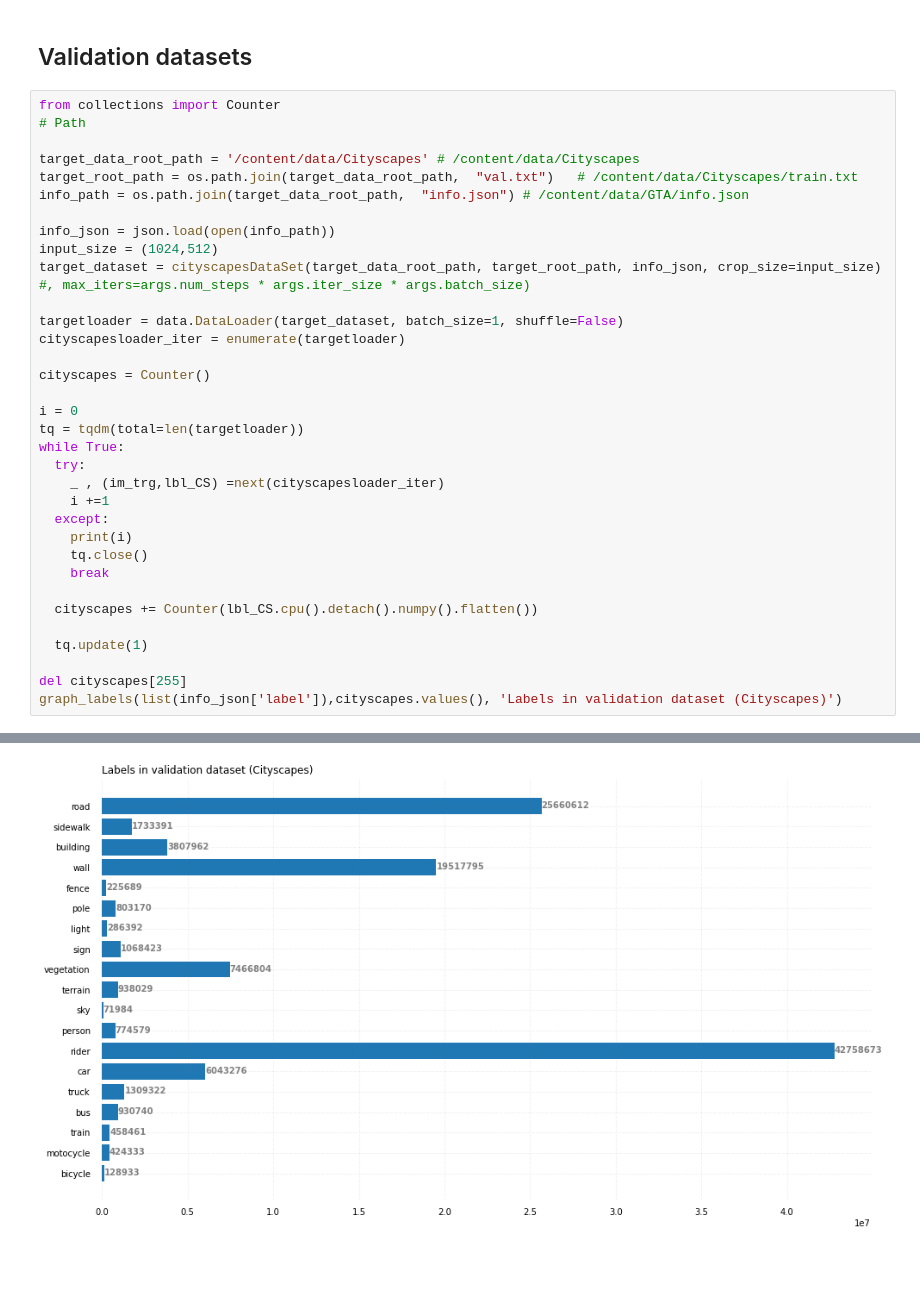
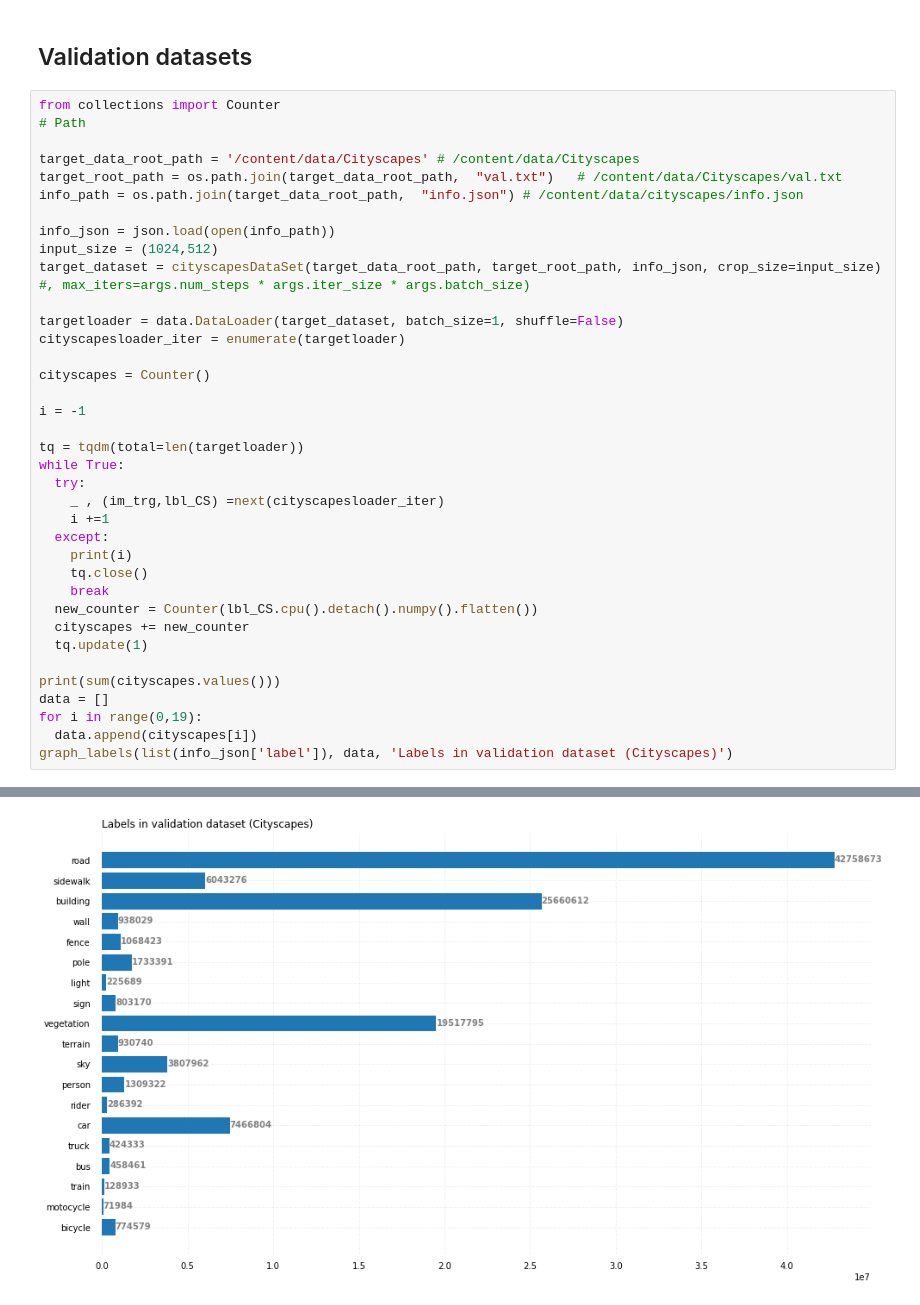
Before and after one commit to CRosero/aml-project-gpc, a Jupyter notebook: eval_model.ipynb, the cells around one changed output, grey strips where cells are left out. Saved outputs shown, nothing was run; the diff lists cells and outputs as text; blank space fills up the shorter version.

```diff
--- a/eval_model.ipynb
+++ b/eval_model.ipynb
@@ -547,8 +568,8 @@ from collections import Counter
 # Path
 
 target_data_root_path = '/content/data/Cityscapes' # /content/data/Cityscapes
-target_root_path = os.path.join(target_data_root_path,  "val.txt")   # /content/data/Cityscapes/train.txt
-info_path = os.path.join(target_data_root_path,  "info.json") # /content/data/GTA/info.json
+target_root_path = os.path.join(target_data_root_path,  "val.txt")   # /content/data/Cityscapes/val.txt
+info_path = os.path.join(target_data_root_path,  "info.json") # /content/data/cityscapes/info.json
 
 info_json = json.load(open(info_path))
 input_size = (1024,512)
@@ -559,7 +580,8 @@ cityscapesloader_iter = enumerate(targetloader)
 
 cityscapes = Counter()
 
-i = 0
+i = -1
+
 tq = tqdm(total=len(targetloader))
 while True:
   try:
@@ -569,11 +591,13 @@ while True:
     print(i)
     tq.close()
     break
-
-  cityscapes += Counter(lbl_CS.cpu().detach().numpy().flatten())
-
+  new_counter = Counter(lbl_CS.cpu().detach().numpy().flatten())
+  cityscapes += new_counter
   tq.update(1)
 
-del cityscapes[255]
-graph_labels(list(info_json['label']),cityscapes.values(), 'Labels in validation dataset (Cityscapes)')
+print(sum(cityscapes.values()))
+data = []
+for i in range(0,19):
+  data.append(cityscapes[i])
+graph_labels(list(info_json['label']), data, 'Labels in validation dataset (Cityscapes)')
 # %% [output]
@@ -581 +606 @@ graph_labels(list(info_json['label']),cityscapes.values(), 'Labels in validation
-[figure, old version]
+[figure, new version]
```
Also changed, not shown: parts of 3 cells of this notebook.
